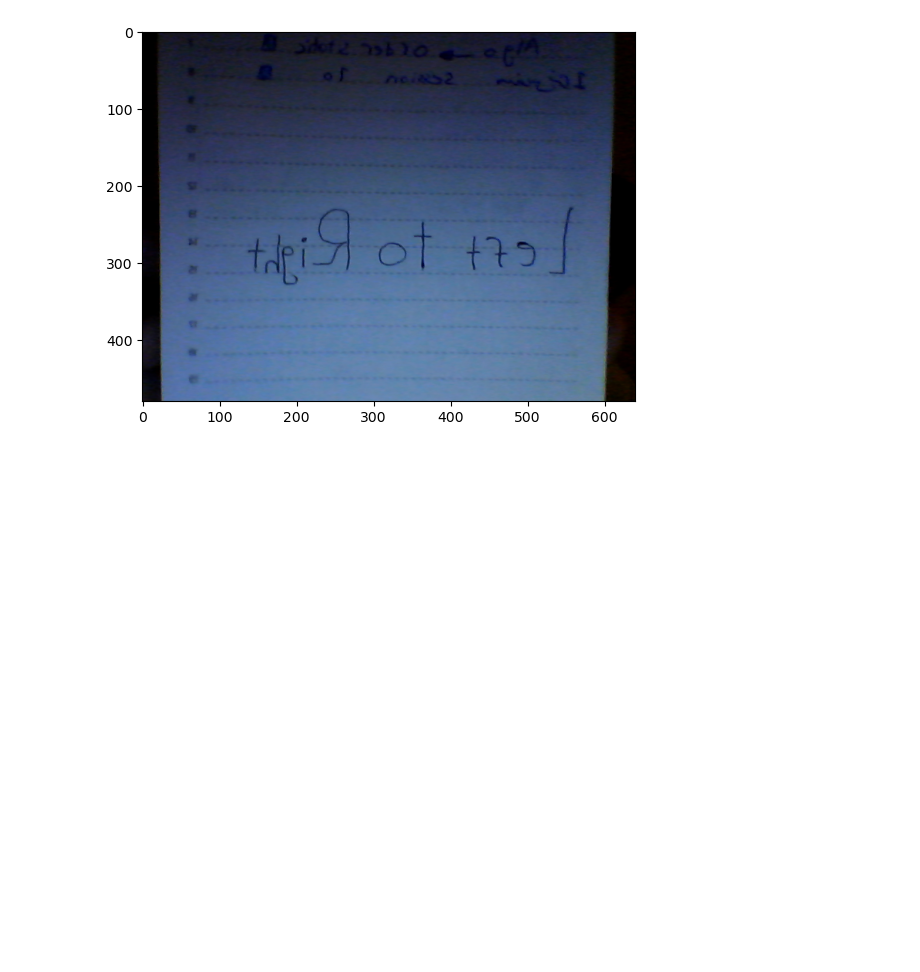
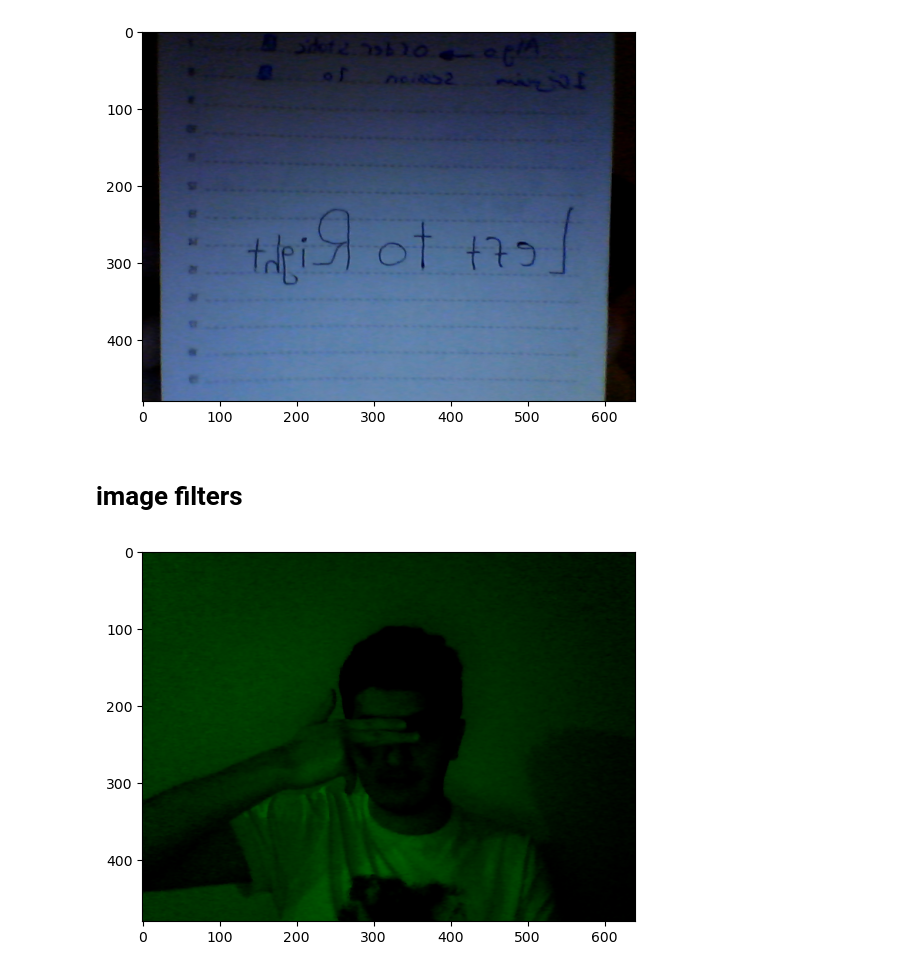
Before and after one commit to Abtinz/Computer-Vision-OpenCV-Yolo, a Jupyter notebook: OpenCV/videos and intracts/webcam/webcam.ipynb, the cells around one changed output. Drawn from its saved outputs; the diff is of its cells as text; code cells hidden in the pictures; blank space fills up the shorter version.

Commit message:
filter

```diff
--- a/OpenCV/videos and intracts/webcam/webcam.ipynb
+++ b/OpenCV/videos and intracts/webcam/webcam.ipynb
@@ -56,3 +55,32 @@ webcam.release()
 cv2.destroyAllWindows()
 # %% [output]
 [figure]
+# %% [markdown]
+# image filters
+# %%
+import numpy as np
+
+webcam = cv2.VideoCapture(0)
+
+while True:
+
+    ret, frame = webcam.read()
+    height, width, _ = frame.shape
+    B, G, R = cv2.split(frame)
+    red_image = cv2.merge([zeros, zeros, R])
+    cv2.imshow('Webcam red filter', red_image)
+    if cv2.waitKey(1) & 0xFF == 27:
+        break
+
+ret, frame = webcam.read()
+
+height, width, _ = frame.shape
+zeros = np.zeros([height,width], dtype = "uint8")
+B, G, R = cv2.split(frame)
+image_green = cv2.merge([zeros, G, zeros])
+plt.imshow(image_green[...,::-1])
+
+webcam.release()
+cv2.destroyAllWindows()
+# %% [output]
+[figure, added]
```
Also changed, not shown: parts of 1 cell of this notebook.
